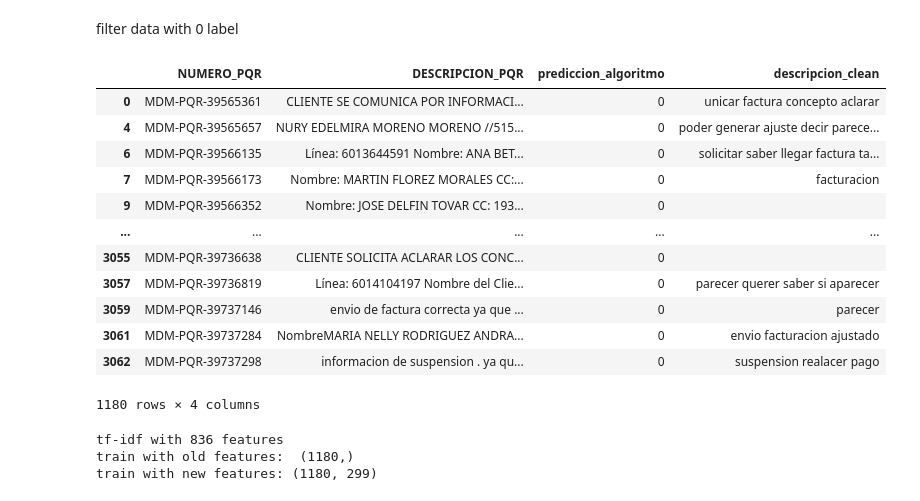
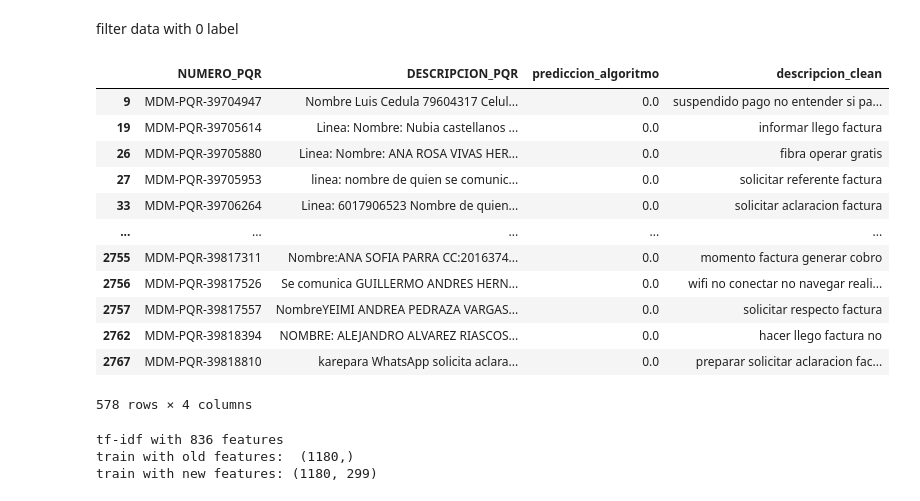
Before and after one commit to etb-git/PRIORIZAR, a Jupyter notebook: notebook/predecir.ipynb, the cells around one changed output. Cells and saved outputs as stored; diff of their text form; code cells hidden in the pictures.

```diff
--- a/notebook/predecir.ipynb
+++ b/notebook/predecir.ipynb
@@ -72,7 +92,7 @@ import sqlite3
 # %%
 
 
-query1 = "SELECT NUMERO_PQR,DESCRIPCION_PQR FROM pqr_priorizar where MEDIO_RECEPCION !=  'VIRTUAL' and unico=1 and SINTOMA_PQR ='CONCEPTOS FACTURADOS' and FECHA_CREACION > '2023-06-25' and TECNOLOGIA ='FO'"
+query1 = "SELECT NUMERO_PQR,DESCRIPCION_PQR FROM pqr_priorizar where MEDIO_RECEPCION !=  'VIRTUAL' and unico=1 and SINTOMA_PQR ='CONCEPTOS FACTURADOS' and FECHA_CREACION > '2023-07-03' and TECNOLOGIA ='FO'"
 
 query2 = "(SELECT * FROM altas where ST_TIPO_SERVICIO='FTTH' AND FASE='ORDERF' AND (tipoTramite= 'VTA' OR tipoTramite=  'Sales')) AS myquery"
 # %%
@@ -322,22 +404,22 @@ DONE
 # %% [markdown]
 filter data with 0 label
 # %%
-retipificacion = c_facturados_correcion[c_facturados_correcion['prediccion_algoritmo'] == 0]
+retipificacion = c_facturados_correcion[c_facturados_correcion['prediccion_algoritmo'] == 0.0]
 retipificacion
 # %% [output]
 |  | NUMERO_PQR | DESCRIPCION_PQR | prediccion_algoritmo | descripcion_clean |
-| 0 | MDM-PQR-39565361 | CLIENTE SE COMUNICA POR INFORMACI... | 0 | unicar factura concepto aclarar |
-| 4 | MDM-PQR-39565657 | NURY EDELMIRA MORENO MORENO //515... | 0 | poder generar ajuste decir parece... |
-| 6 | MDM-PQR-39566135 | Línea: 6013644591 Nombre: ANA BET... | 0 | solicitar saber llegar factura ta... |
-| 7 | MDM-PQR-39566173 | Nombre: MARTIN FLOREZ MORALES CC:... | 0 | facturacion |
-| 9 | MDM-PQR-39566352 | Nombre: JOSE DELFIN TOVAR CC: 193... | 0 |  |
+| 9 | MDM-PQR-39704947 | Nombre Luis Cedula 79604317 Celul... | 0.0 | suspendido pago no entender si pa... |
+| 19 | MDM-PQR-39705614 | Linea: Nombre: Nubia castellanos ... | 0.0 | informar llego factura |
+| 26 | MDM-PQR-39705880 | Linea: Nombre: ANA ROSA VIVAS HER... | 0.0 | fibra operar gratis |
+| 27 | MDM-PQR-39705953 | linea: nombre de quien se comunic... | 0.0 | solicitar referente factura |
+| 33 | MDM-PQR-39706264 | Linea: 6017906523 Nombre de quien... | 0.0 | solicitar aclaracion factura |
 | ... | ... | ... | ... | ... |
-| 3055 | MDM-PQR-39736638 | CLIENTE SOLICITA ACLARAR LOS CONC... | 0 |  |
-| 3057 | MDM-PQR-39736819 | Línea: 6014104197 Nombre del Clie... | 0 | parecer querer saber si aparecer |
-| 3059 | MDM-PQR-39737146 | envio de factura correcta ya que ... | 0 | parecer |
-| 3061 | MDM-PQR-39737284 | NombreMARIA NELLY RODRIGUEZ ANDRA... | 0 | envio facturacion ajustado |
-| 3062 | MDM-PQR-39737298 | informacion de suspension . ya qu... | 0 | suspension realacer pago |
+| 2755 | MDM-PQR-39817311 | Nombre:ANA SOFIA PARRA CC:2016374... | 0.0 | momento factura generar cobro |
+| 2756 | MDM-PQR-39817526 | Se comunica GUILLERMO ANDRES HERN... | 0.0 | wifi no conectar no navegar reali... |
+| 2757 | MDM-PQR-39817557 | NombreYEIMI ANDREA PEDRAZA VARGAS... | 0.0 | solicitar respecto factura |
+| 2762 | MDM-PQR-39818394 | NOMBRE: ALEJANDRO ALVAREZ RIASCOS... | 0.0 | hacer llego factura no |
+| 2767 | MDM-PQR-39818810 | karepara WhatsApp solicita aclara... | 0.0 | preparar solicitar aclaracion fac... |
-1180 rows × 4 columns
+578 rows × 4 columns
 # %%
 from sklearn.feature_extraction.text import TfidfVectorizer
 import numpy as np
```
Also changed, not shown: parts of 17 cells of this notebook.
